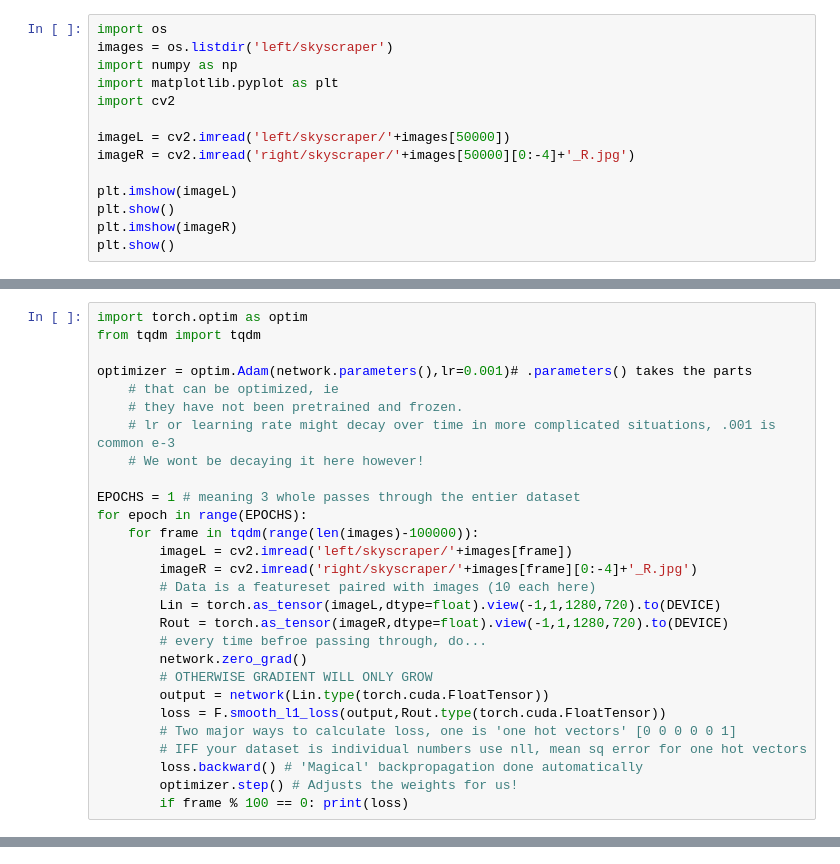
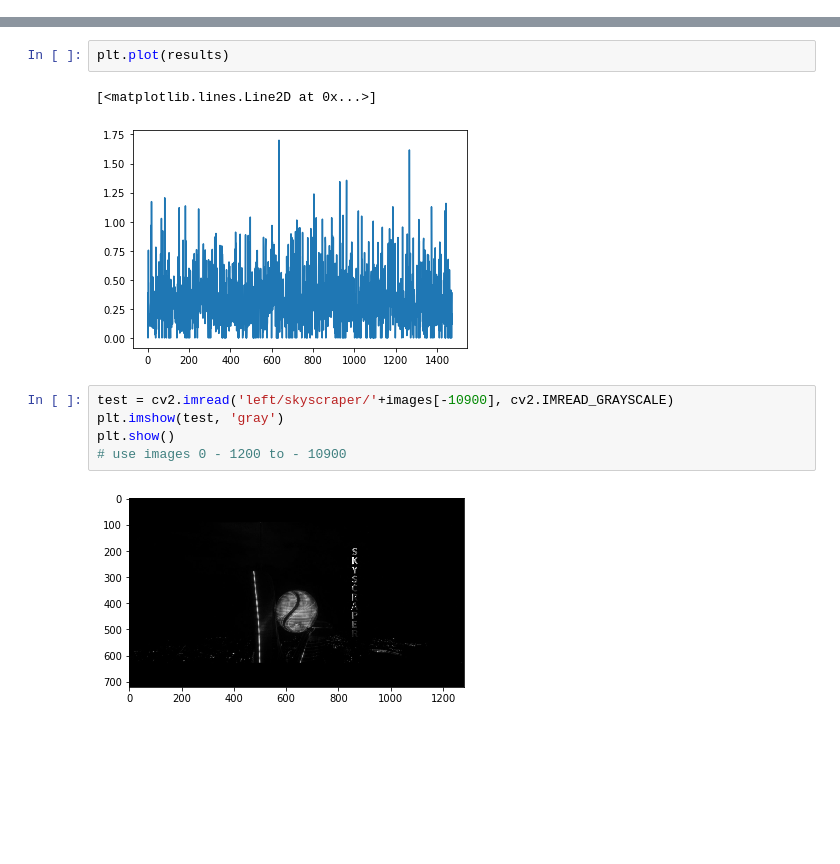
Before and after one commit to oxt3479/3D_learner, a Jupyter notebook: network_classes.ipynb, the cells around one changed output, grey strips where cells are left out. Drawn from its saved outputs; the diff is of its cells as text; blank space fills up the shorter version.

Commit message:
Network trains, but produces flat maps

```diff
--- a/network_classes.ipynb
+++ b/network_classes.ipynb
@@ -70,14 +84,0 @@ x.type()
-# %%
-import os
-images = os.listdir('left/skyscraper')
-import numpy as np
-import matplotlib.pyplot as plt
-import cv2
-
-imageL = cv2.imread('left/skyscraper/'+images[50000])
-imageR = cv2.imread('right/skyscraper/'+images[50000][0:-4]+'_R.jpg')
-
-plt.imshow(imageL)
-plt.show()
-plt.imshow(imageR)
-plt.show()
@@ -87,28 +84,0 @@ plt.show()
-# %%
-import torch.optim as optim
-from tqdm import tqdm
-
-optimizer = optim.Adam(network.parameters(),lr=0.001)# .parameters() takes the parts
-    # that can be optimized, ie
-    # they have not been pretrained and frozen.
-    # lr or learning rate might decay over time in more complicated situations, .001 is common e-3
-    # We wont be decaying it here however!
-
-EPOCHS = 1 # meaning 3 whole passes through the entier dataset
-for epoch in range(EPOCHS):
-    for frame in tqdm(range(len(images)-100000)):
-        imageL = cv2.imread('left/skyscraper/'+images[frame])
-        imageR = cv2.imread('right/skyscraper/'+images[frame][0:-4]+'_R.jpg')
-        # Data is a featureset paired with images (10 each here)
-        Lin = torch.as_tensor(imageL,dtype=float).view(-1,1,1280,720).to(DEVICE)
-        Rout = torch.as_tensor(imageR,dtype=float).view(-1,1,1280,720).to(DEVICE)
-        # every time befroe passing through, do...
-        network.zero_grad()
-        # OTHERWISE GRADIENT WILL ONLY GROW
-        output = network(Lin.type(torch.cuda.FloatTensor))
-        loss = F.smooth_l1_loss(output,Rout.type(torch.cuda.FloatTensor))
-        # Two major ways to calculate loss, one is 'one hot vectors' [0 0 0 0 0 1]
-        # IFF your dataset is individual numbers use nll, mean sq error for one hot vectors
-        loss.backward() # 'Magical' backpropagation done automatically
-        optimizer.step() # Adjusts the weights for us!
-        if frame % 100 == 0: print(loss)
@@ -137,0 +194,12 @@ def get_reconstruction(depth_map, imageR):
+# %%
+plt.plot(results)
+# %% [output]
+[<matplotlib.lines.Line2D at 0x...>]
+[figure, added]
+# %%
+test = cv2.imread('left/skyscraper/'+images[-10900], cv2.IMREAD_GRAYSCALE)
+plt.imshow(test, 'gray')
+plt.show()
+# use images 0 - 1200 to - 10900
+# %% [output]
+[figure, added]
```
Also changed, not shown: parts of 6 cells of this notebook, 2 other files.
